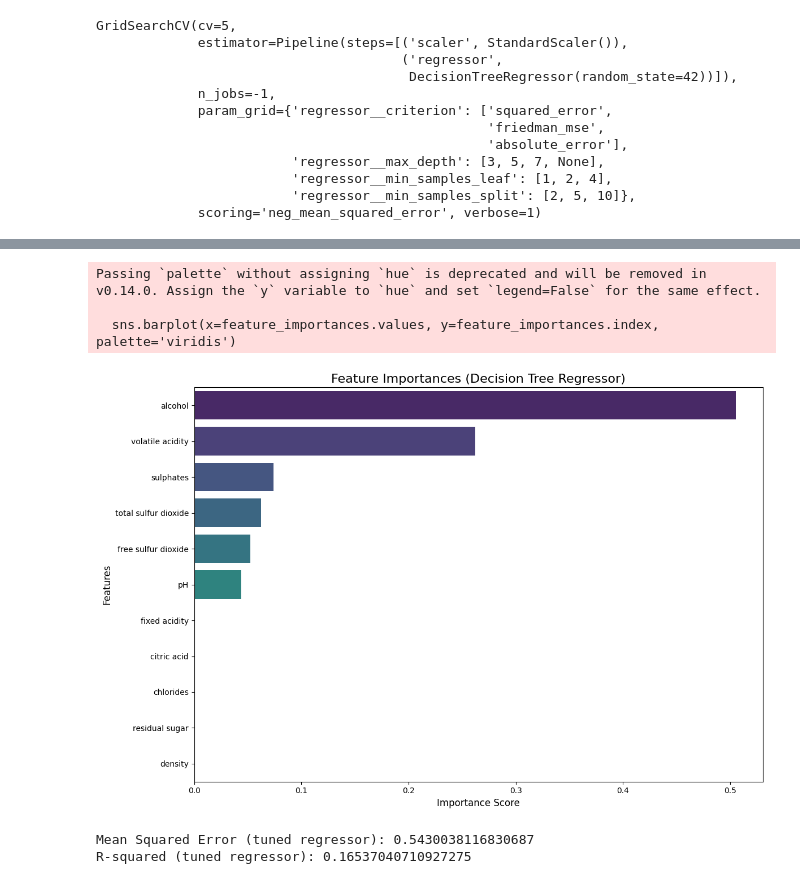
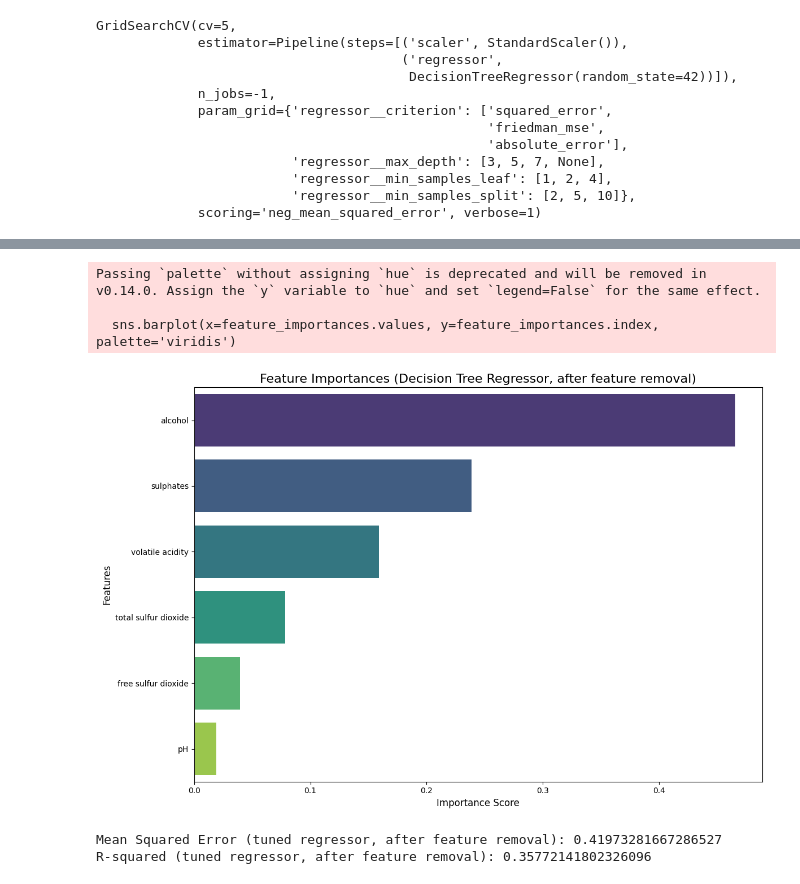
Before and after one commit to saim9211/Machine-Learning-Stuff, a Jupyter notebook: Decision_tree.ipynb, the cells around one changed output, grey strips where cells are left out. Drawn from its saved outputs; the diff is of its cells as text; code cells hidden in the pictures.

```diff
--- a/Decision_tree.ipynb
+++ b/Decision_tree.ipynb
@@ -58,3 +58,7 @@ Data columns (total 12 columns):
  11  quality               1599 non-null   int64
 dtypes: float64(11), int64(1)
 memory usage: 150.0 KB
+# %%
+columns_to_drop = ['fixed acidity', 'citric acid', 'chlorides', 'residual sugar', 'density']
+df = df.drop(columns=columns_to_drop)
+display(df.head())
@@ -84,7 +90,7 @@ from sklearn.preprocessing import OneHotEncoder
 # %%
 from sklearn.tree import DecisionTreeClassifier, plot_tree
 # %%
-x_test, x_train, y_test, y_train = train_test_split(df.drop('quality', axis=1), df['quality'], test_size=0.2, random_state=42)
+x_train, x_test, y_train, y_test = train_test_split(df.drop('quality', axis=1), df['quality'], test_size=0.2, random_state=42)
 # %%
 x_test.shape, x_train.shape, y_test.shape, y_train.shape
 # %% [output]
@@ -200,43 +207,37 @@ plt.show()
 # %%
 import matplotlib.pyplot as plt
 import seaborn as sns
 
 # Get the best DecisionTreeRegressor from the pipeline
 best_regressor = pipeline.best_estimator_.named_steps['regressor']
 
 # Get feature importances
 importances = best_regressor.feature_importances_
 
-# Create a pandas Series for better visualization
+# Create a pandas Series for better visualization, using updated x_train.columns
 feature_importances = pd.Series(importances, index=x_train.columns).sort_values(ascending=False)
 
 # Plotting the feature importances
 plt.figure(figsize=(12, 8))
 sns.barplot(x=feature_importances.values, y=feature_importances.index, palette='viridis')
-plt.title('Feature Importances (Decision Tree Regressor)', fontsize=16)
+plt.title('Feature Importances (Decision Tree Regressor, after feature removal)', fontsize=16)
 plt.xlabel('Importance Score', fontsize=12)
 plt.ylabel('Features', fontsize=12)
 plt.tight_layout()
 plt.show()
 # %% [output]
 Passing `palette` without assigning `hue` is deprecated and will be removed in v0.14.0. Assign the `y` variable to `hue` and set `legend=False` for the same effect.
 
   sns.barplot(x=feature_importances.values, y=feature_importances.index, palette='viridis')
-[figure, old version]
+[figure, new version]
-# %%
-from sklearn.metrics import mean_squared_error, r2_score
-
-# Make predictions with the original (untuned) regressor from the base pipeline
-# Note: This might not be meaningful if the 'pipeline' variable was immediately overwritten by GridSearchCV
-# For clarity, let's assume 'pipeline' now refers to the GridSearchCV object
-# and 'best_estimator_' gives the tuned model. If you want the *original* regressor's performance
-# you would need to re-fit the base_pipeline defined earlier, or store it before GridSearchCV.
-
-# Predicting using the *tuned* regressor, but for a different variable name
-y_pred_regressor = pipeline.best_estimator_.predict(x_test)
-
-print("Mean Squared Error (tuned regressor):", mean_squared_error(y_test, y_pred_regressor))
-print("R-squared (tuned regressor):", r2_score(y_test, y_pred_regressor))
-# %% [output]
-Mean Squared Error (tuned regressor): 0.5430038116830687
-R-squared (tuned regressor): 0.16537040710927275
+# %%
+from sklearn.metrics import mean_squared_error, r2_score
+
+# Predicting using the *tuned* regressor after feature removal
+y_pred_regressor = pipeline.best_estimator_.predict(x_test)
+
+print("Mean Squared Error (tuned regressor, after feature removal):", mean_squared_error(y_test, y_pred_regressor))
+print("R-squared (tuned regressor, after feature removal):", r2_score(y_test, y_pred_regressor))
+# %% [output]
+Mean Squared Error (tuned regressor, after feature removal): 0.41973281667286527
+R-squared (tuned regressor, after feature removal): 0.35772141802326096
```
Also changed, not shown: parts of 6 cells of this notebook.
